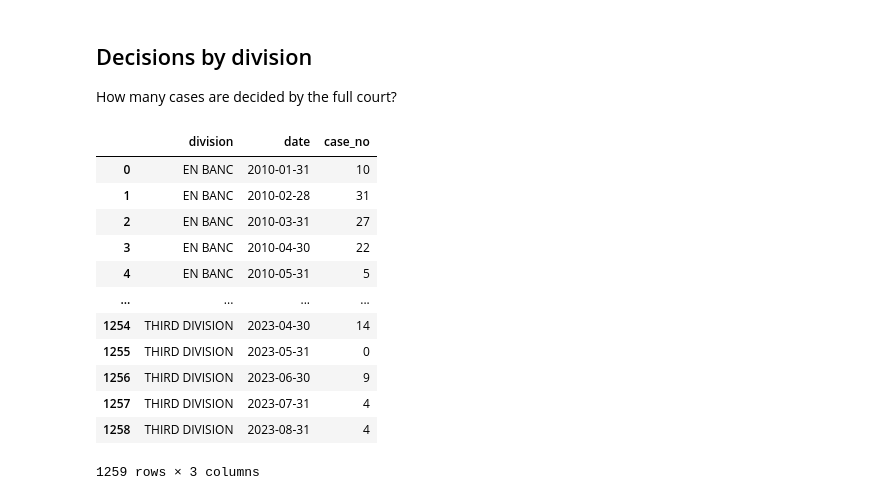
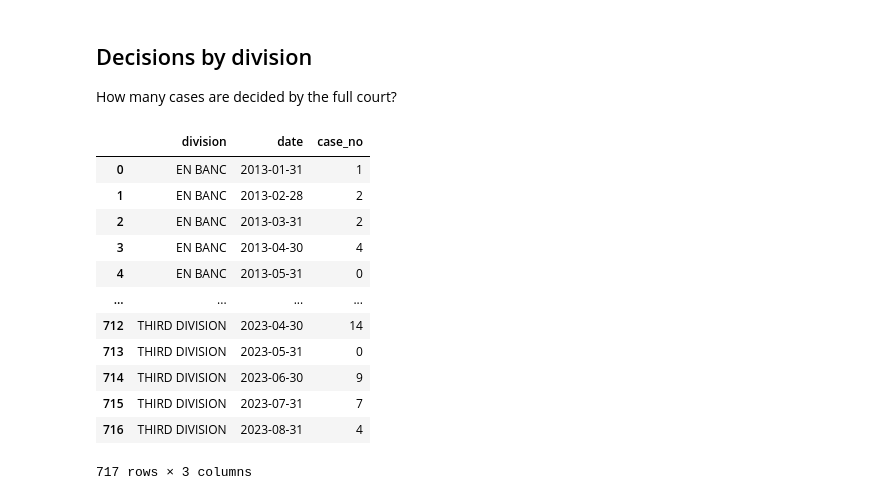
Before and after one commit to pmagtulis/sc-decisions-analysis, a Jupyter notebook: sc-decisions-analysis.ipynb, the cells around one changed output. Cells and saved outputs as stored; diff of their text form; code cells hidden in the pictures.

```diff
--- a/sc-decisions-analysis.ipynb
+++ b/sc-decisions-analysis.ipynb
@@ -290,0 +203,3 @@ Freq: A-DEC, Name: case_no, dtype: int64
+# %%
+incumbents = incumbents.reset_index(drop=True)
+incumbents
@@ -290,0 +246,3 @@ Freq: A-DEC, Name: case_no, dtype: int64
+# %%
+incumbents.ponente = incumbents.ponente.str.strip()
+incumbents
@@ -290,0 +263,20 @@ Freq: A-DEC, Name: case_no, dtype: int64
+# %%
+incumbents.ponente = incumbents.ponente.str.replace('LEONEN J', 'Marvic Leonen', regex=False)
+incumbents.ponente = incumbents.ponente.str.replace('LEONEN SAJ', 'Marvic Leonen', regex=False)
+incumbents.ponente = incumbents.ponente.str.replace('CAGUIOA J', 'Alfredo Caguioa', regex=False)
+incumbents.ponente = incumbents.ponente.str.replace('HERNANDO J', 'Ramon Paul Hernando', regex=False)
+incumbents.ponente = incumbents.ponente.str.replace('INTING J', 'Henri Jean Paul Inting', regex=False)
+incumbents.ponente = incumbents.ponente.str.replace('LAZARO-JAVIER J', 'Amy Lazaro-Javier', regex=False)
+incumbents.ponente = incumbents.ponente.str.replace('LAZARO-JAVIER AC J', 'Amy Lazaro-Javier', regex=False)
+incumbents.ponente = incumbents.ponente.str.replace('GESMUNDO J', 'Alexander Gesmundo', regex=False)
+incumbents.ponente = incumbents.ponente.str.replace('GESMUNDO CJ', 'Alexander Gesmundo', regex=False)
+incumbents.ponente = incumbents.ponente.str.replace('DIMAAMPAO J', 'Japar Dimaampao', regex=False)
+incumbents.ponente = incumbents.ponente.str.replace('GAERLAN J', 'Samuel Gaerlan', regex=False)
+incumbents.ponente = incumbents.ponente.str.replace('GAERLAN SH J', 'Samuel Gaerlan', regex=False)
+incumbents.ponente = incumbents.ponente.str.replace('SINGH J', 'Filomena Singh', regex=False)
+incumbents.ponente = incumbents.ponente.str.replace('KHO JR J', 'Antonio Kho Jr.', regex=False)
+incumbents.ponente = incumbents.ponente.str.replace('ROSARIO J', 'Ricardo Rosario', regex=False)
+incumbents.ponente = incumbents.ponente.str.replace('ZALAMEDA J', 'Rodil Zalameda', regex=False)
+incumbents.ponente = incumbents.ponente.str.replace('ZALAMEDA RV J', 'Rodil Zalameda', regex=False)
+incumbents.ponente = incumbents.ponente.str.replace('MARQUEZ J', 'Midas Marquez', regex=False)
+incumbents
@@ -290,0 +318,7 @@ Freq: A-DEC, Name: case_no, dtype: int64
+# %%
+incumbents.ponente = incumbents.ponente.str.replace(r'[LOPEZ] M', 'Mario Lopez', regex=True)
+incumbents.ponente = incumbents.ponente.str.replace('LOPEMario Lopez J', 'Mario Lopez', regex=True)
+incumbents.ponente = incumbents.ponente.str.replace(r'[LOPEZ] J J', 'Jhosep Lopez', regex=True)
+incumbents.ponente = incumbents.ponente.str.replace('LOPEJhosep Lopez', 'Jhosep Lopez', regex=True)
+incumbents.ponente = incumbents.ponente.str.replace('LOPEZ J', 'Mario Lopez', regex=True)
+incumbents.ponente.value_counts()
@@ -414,22 +596,22 @@ by_justice
 
 How many cases are decided by the full court?
 # %%
-by_division = raw.groupby('division').resample('M', on='date').case_no.count().to_frame().reset_index()
+by_division = incumbents.groupby('division').resample('M', on='date').case_no.count().to_frame().reset_index()
 by_division
 # %% [output]
 |  | division | date | case_no |
-| 0 | EN BANC | 2010-01-31 | 10 |
-| 1 | EN BANC | 2010-02-28 | 31 |
-| 2 | EN BANC | 2010-03-31 | 27 |
-| 3 | EN BANC | 2010-04-30 | 22 |
-| 4 | EN BANC | 2010-05-31 | 5 |
+| 0 | EN BANC | 2013-01-31 | 1 |
+| 1 | EN BANC | 2013-02-28 | 2 |
+| 2 | EN BANC | 2013-03-31 | 2 |
+| 3 | EN BANC | 2013-04-30 | 4 |
+| 4 | EN BANC | 2013-05-31 | 0 |
 | ... | ... | ... | ... |
-| 1254 | THIRD DIVISION | 2023-04-30 | 14 |
-| 1255 | THIRD DIVISION | 2023-05-31 | 0 |
-| 1256 | THIRD DIVISION | 2023-06-30 | 9 |
-| 1257 | THIRD DIVISION | 2023-07-31 | 4 |
-| 1258 | THIRD DIVISION | 2023-08-31 | 4 |
+| 712 | THIRD DIVISION | 2023-04-30 | 14 |
+| 713 | THIRD DIVISION | 2023-05-31 | 0 |
+| 714 | THIRD DIVISION | 2023-06-30 | 9 |
+| 715 | THIRD DIVISION | 2023-07-31 | 7 |
+| 716 | THIRD DIVISION | 2023-08-31 | 4 |
-1259 rows × 3 columns
+717 rows × 3 columns
 # %%
 (
     ggplot(by_division, aes('date', 'case_no')) +
```
Also changed, not shown: parts of 76 cells of this notebook, 6 other files.
